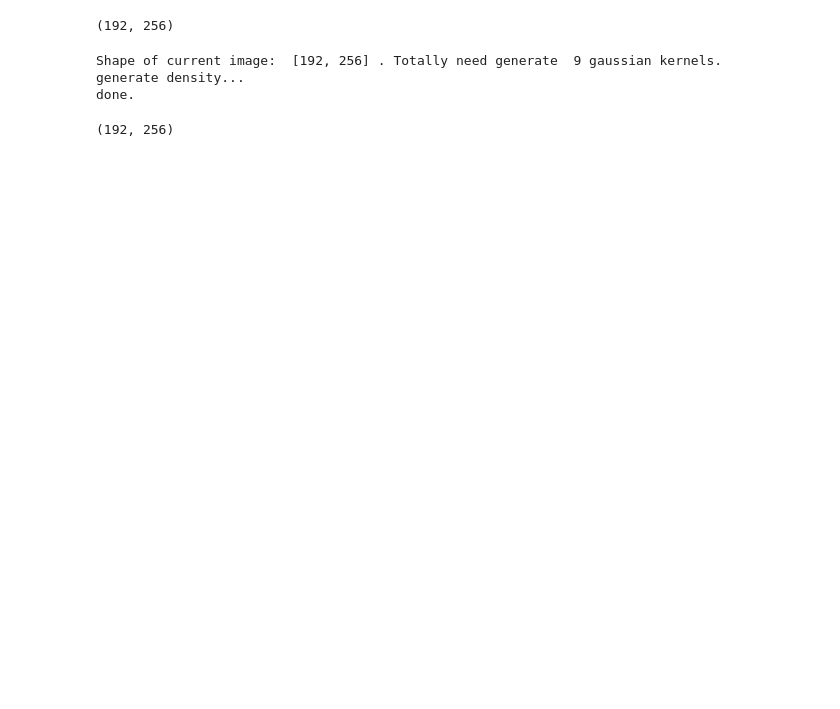
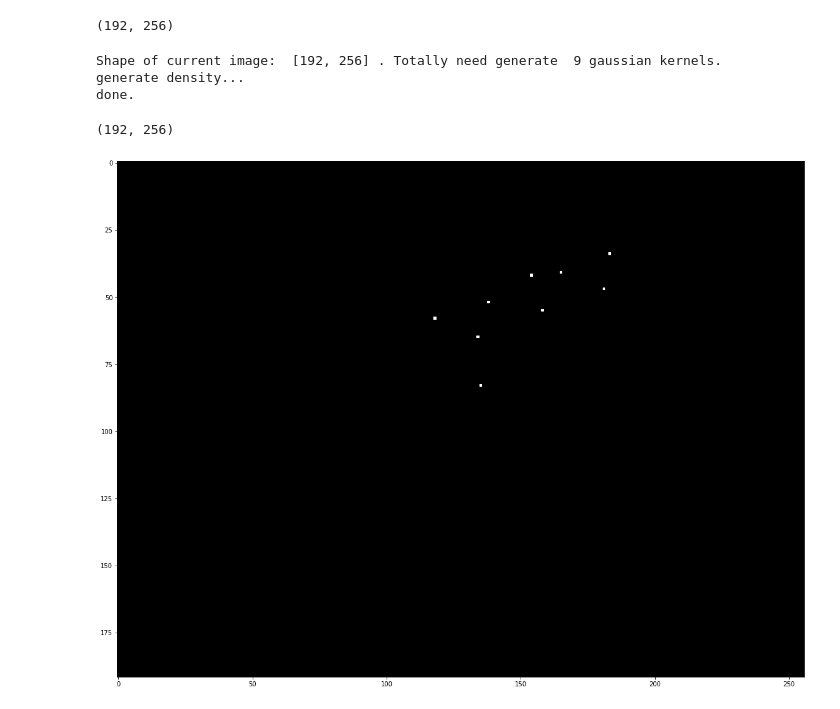
Before and after one commit to Baticsute/vietnamese-traffic-density-estimation-with-dots-enhanced, a Jupyter notebook: test1.ipynb, the cells around one changed output. Drawn from its saved outputs; the diff is of its cells as text; code cells hidden in the pictures; blank space fills up the shorter version.

```diff
--- a/test1.ipynb
+++ b/test1.ipynb
@@ -84,0 +102,6 @@ import matplotlib.pyplot as plt
+# %%
+plt.figure(figsize=(30, 15))
+plt.imshow(mask, cmap='gray')
+plt.show()
+# %% [output]
+[figure, added]
```
Also changed, not shown: parts of 8 cells of this notebook, 2 other files.
